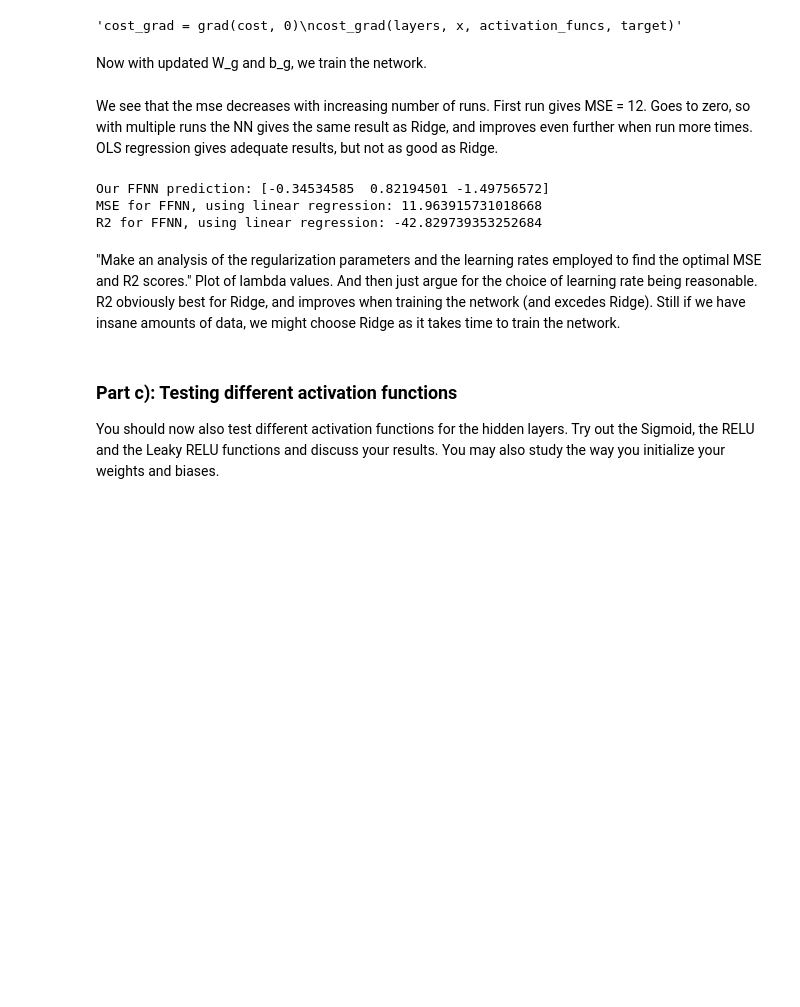
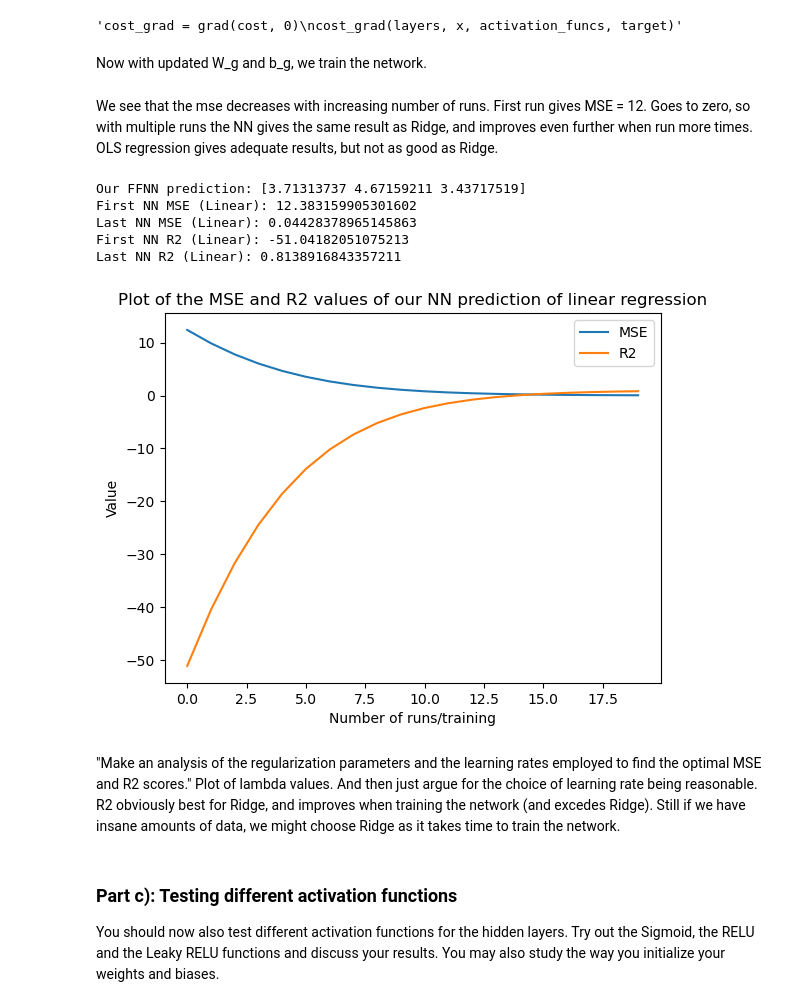
Before and after one commit to sphia-g/ML24UiO, a Jupyter notebook: Project2/project2.ipynb, the cells around one changed output. Saved outputs shown, nothing was run; the diff lists cells and outputs as text; code cells hidden in the pictures; blank space fills up the shorter version.

```diff
--- a/Project2/project2.ipynb
+++ b/Project2/project2.ipynb
@@ -239,7 +239,7 @@ For output layer, no activation function since we have regression. Unbounded val
 np.random.seed(666)
 x = np.random.rand(3)
 #print("Our x-values:", x)
-target = x**2 * 3 + x * 2 + 0.1 * np.random.randn(3)
+target = x**2 * 3 + x * 2 + 1
 print("Our target:", target)
 
 X = np.ones((len(x), 3))
@@ -330,16 +330,39 @@ def train_network(x, layers, activation_funcs, target, learning_rate=0.01, epoch
 # %% [markdown]
 We see that the mse decreases with increasing number of runs. First run gives MSE = 12. Goes to zero, so with multiple runs the NN gives the same result as Ridge, and improves even further when run more times. OLS regression gives adequate results, but not as good as Ridge.
 # %%
-train_network(x, layers, activation_funcs, target)
-prediction = feed_forward(x, layers, activation_funcs)
+mse_nn = []
+r2_nn = []
+predics = []
+
+for i in range(20):
+    train_network(x, layers, activation_funcs, target)
+    prediction = feed_forward(x, layers, activation_funcs)
+    predics.append(prediction)
+    mse_val = mse(prediction, target)
+    r2_val = R2(prediction, target)
+    mse_nn.append(mse_val)
+    r2_nn.append(r2_val)
 
 print("Our FFNN prediction:", prediction)
-print("MSE for FFNN, using linear regression:", mse(prediction, target))
-print("R2 for FFNN, using linear regression:", R2(prediction, target))
+print("First NN MSE (Linear):", mse_nn[0])
+print("Last NN MSE (Linear):", mse_nn[-1])
+print("First NN R2 (Linear):", r2_nn[0])
+print("Last NN R2 (Linear):", r2_nn[-1])
+
+plt.plot(range(20), mse_nn, label="MSE")
+plt.plot(range(20), r2_nn, label = "R2")
+plt.title("Plot of the MSE and R2 values of our NN prediction of linear regression")
+plt.xlabel("Number of runs/training")
+plt.ylabel("Value")
+plt.legend()
+plt.show()
 # %% [output]
-Our FFNN prediction: [-0.34534585  0.82194501 -1.49756572]
-MSE for FFNN, using linear regression: 11.963915731018668
-R2 for FFNN, using linear regression: -42.829739353252684
+Our FFNN prediction: [3.71313737 4.67159211 3.43717519]
+First NN MSE (Linear): 12.383159905301602
+Last NN MSE (Linear): 0.04428378965145863
+First NN R2 (Linear): -51.04182051075213
+Last NN R2 (Linear): 0.8138916843357211
+[figure, added]
 # %% [markdown]
 "Make an analysis of the regularization parameters and the learning rates employed to find the optimal MSE and R2 scores."
 Plot of lambda values. And then just argue for the choice of learning rate being reasonable.
```
Also changed, not shown: parts of 1 cell of this notebook.
